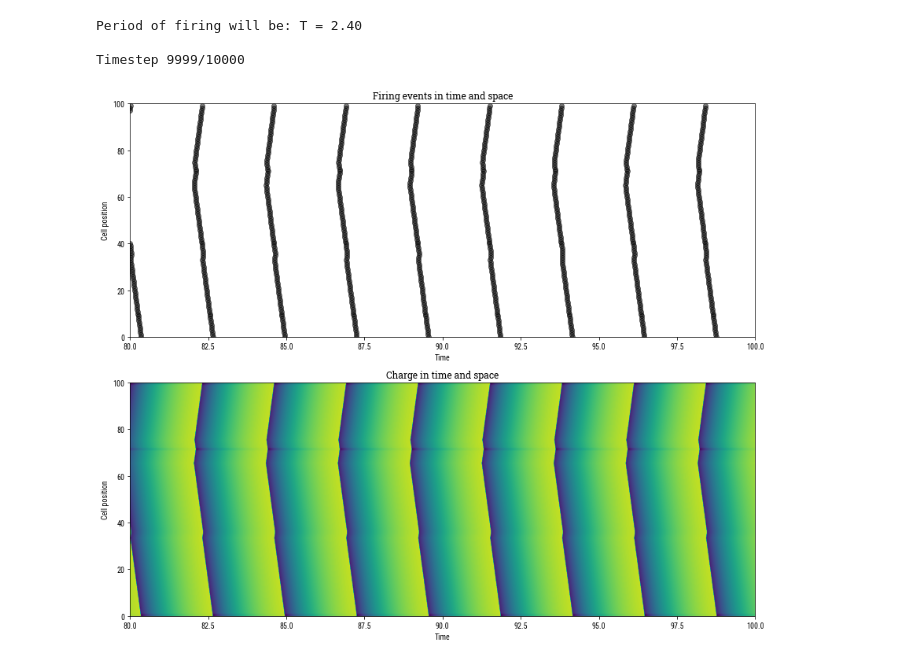
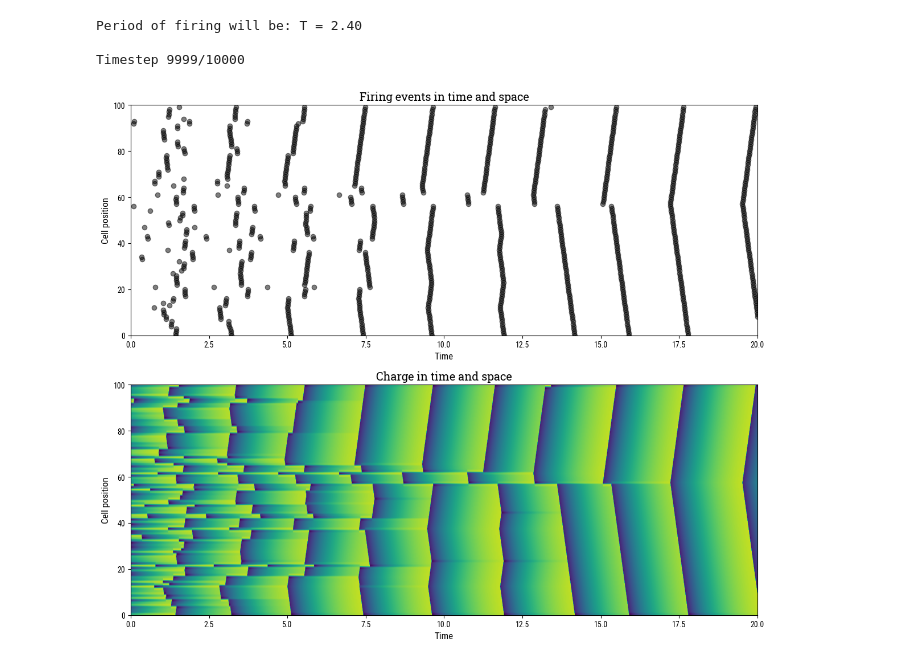
Before and after one commit to gfarge/tremor_v_eq, a Jupyter notebook: pulse_coupled_demo.ipynb, the cells around one changed output. Saved outputs shown, nothing was run; the diff lists cells and outputs as text; code cells hidden in the pictures.

```diff
--- a/pulse_coupled_demo.ipynb
+++ b/pulse_coupled_demo.ipynb
@@ -104,6 +104,10 @@ for ii in range(1, len(t)):
         y[ii, firing] = 0
         y[ii, left_and_right] += p
 
+        # Random perturbation
+        y[ii, :30] += np.random.normal(0, .5*p, Nx)[:30]
+        y[ii, -30:] += np.random.normal(0, .5*p, Nx)[-30:]
+
         # Store
         firing_times.extend(t[ii] * np.ones(len(firing)))
         firing_idx.extend(firing)
@@ -114,25 +118,25 @@ Timestep 9999/10000
 # %%
 # Show
 fig, axes = plt.subplots(2, 1, figsize=(12, 10), sharex=True, sharey=True)
 
 ax = axes[0]
 ax.set_title('Firing events in time and space', fontname='Roboto Slab')
 ax.tick_params(labelbottom=True)
 ax.set_xlabel('Time')
 ax.set_ylabel('Cell position')
 ax.plot(firing_times, firing_idx, 'o', color='k', alpha=0.5)
 
 ax = axes[1]
 ax.set_title('Charge in time and space', fontname='Roboto Slab')
 ax.set_xlabel('Time')
 ax.set_ylabel('Cell position')
 im = ax.imshow(y.T, aspect='auto', extent=[0, T, 0, Nx], cmap='viridis', origin='lower')
 
 # plt.colorbar(im, ax=ax, label='Charge')
 
-ax.set_xlim(80, 100)
+ax.set_xlim(0, 20)
 
 plt.tight_layout()
 plt.show()
 # %% [output]
-[figure, old version]
+[figure, new version]
```
Also changed, not shown: parts of 1 cell of this notebook, 1 other file.
